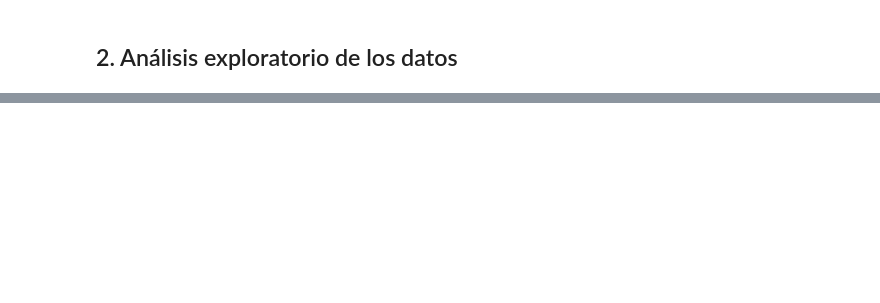
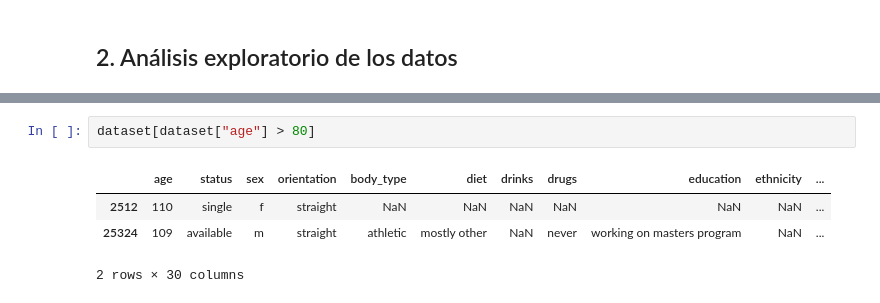
Before and after one commit to dietrujillo/ml_lab, a Jupyter notebook: lab3/notebooks/lab3.ipynb, the cells around one changed output, grey strips where cells are left out. Drawn from its saved outputs; the diff is of its cells as text; blank space fills up the shorter version.

```diff
--- a/lab3/notebooks/lab3.ipynb
+++ b/lab3/notebooks/lab3.ipynb
@@ -37,0 +120,7 @@ IFrame(os.path.join(INFO_PATH, "lab3.pdf"), width=1080, height=920)
+# %%
+dataset[dataset["age"] > 80]
+# %% [output]
+|  | age | status | sex | orientation | body_type | diet | drinks | drugs | education | ethnicity | ... |
+| 2512 | 110 | single | f | straight | NaN | NaN | NaN | NaN | NaN | NaN | ... |
+| 25324 | 109 | available | m | straight | athletic | mostly other | NaN | never | working on masters program | NaN | ... |
+2 rows × 30 columns
```
Also changed, not shown: parts of 21 cells of this notebook.
